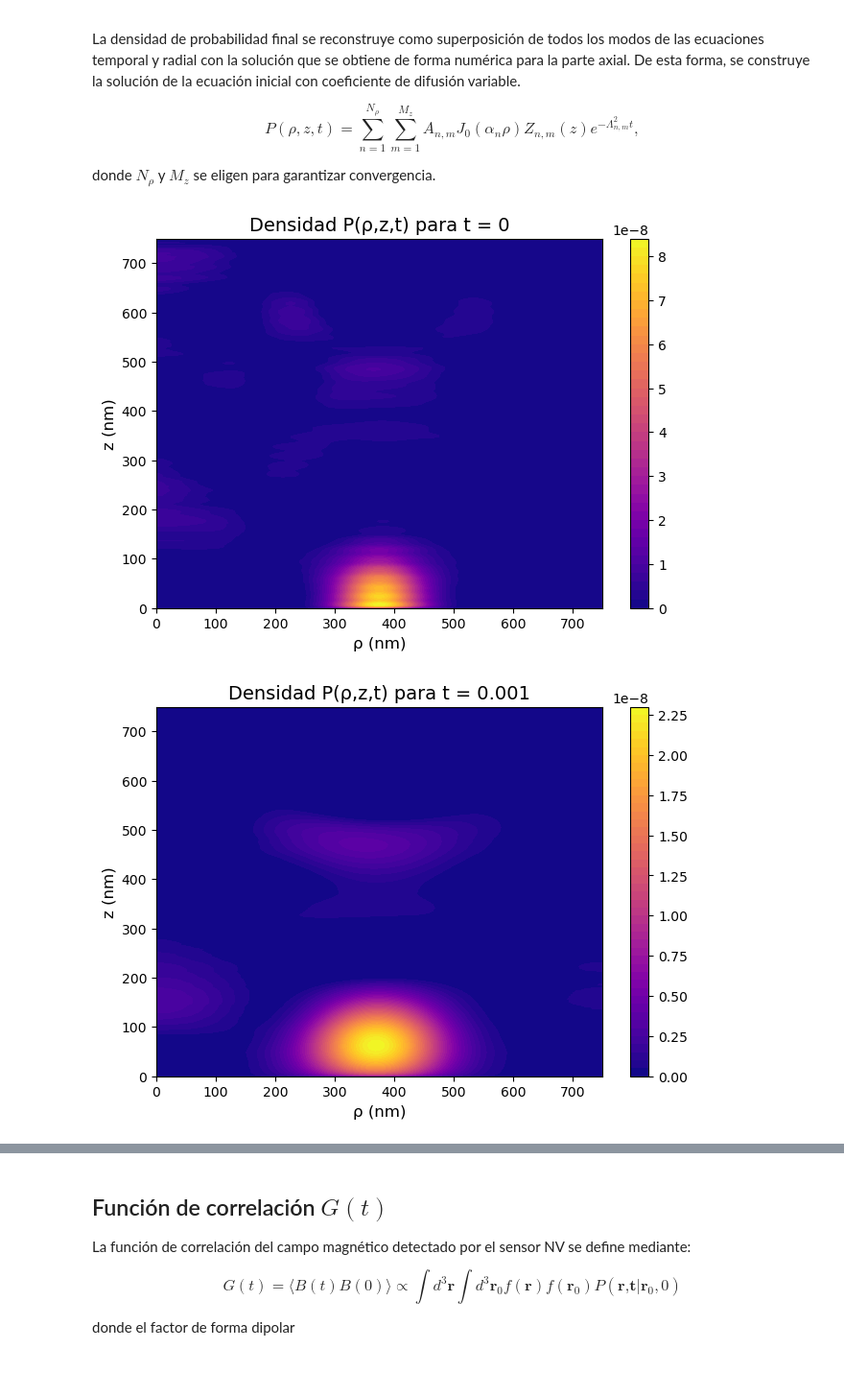
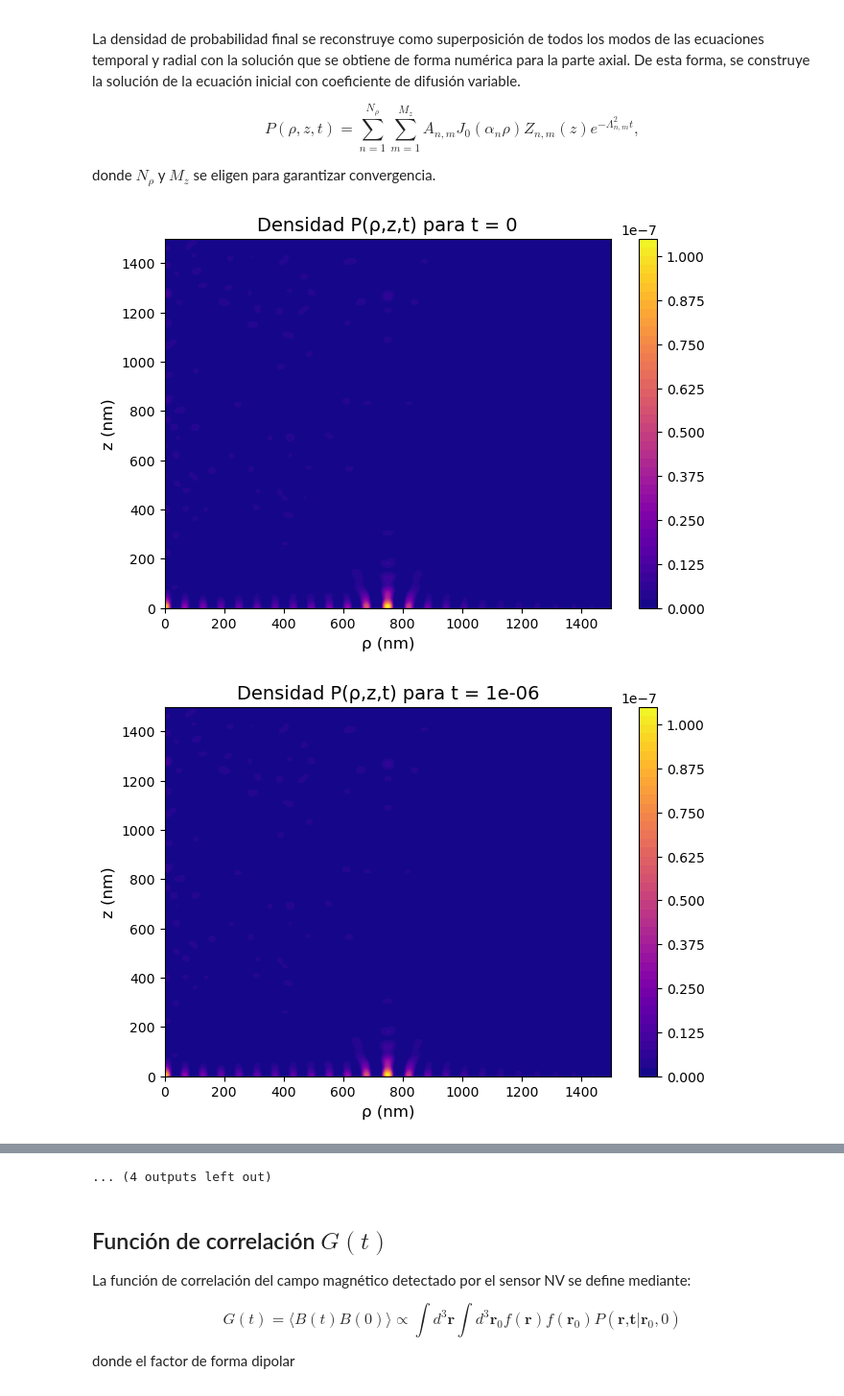
Before and after one commit to allanyst/tfm-efectos-superficie-nano-rmn, a Jupyter notebook: TFM_V5.ipynb, the cells around one changed output, grey strips where cells are left out. Shown at 96% size. Cells and saved outputs as stored; diff of their text form; code cells hidden in the pictures.

```diff
--- a/TFM_V5.ipynb
+++ b/TFM_V5.ipynb
@@ -22,16 +22,16 @@ from mpl_toolkits.mplot3d import Axes3D
 d = 15               # Profundidad del NV en nm
 D0 = 2e6             # 2e-9 * 1e18     # 2e-9 m²/s -> 2e9 nm²/s
 D_s = 2e4            # nm^2/s
-R = 50*d             # 1e-6 m -> 1500 nm
-z_c = 75             # 10 nm (altura crítica)
+R = 100*d             # 1e-6 m -> 1500 nm
 delta = 10           # 1 nm (ancho de transición)
-lambda_param = 0.1  # en nm⁻¹
-n_modes_radial = 80  # Cantidad de modos de R(ρ)
-m_max = 80           # Cantidad de modos de Z(z)
-N_r = N_z = 55000    # Número de nodos en r y z
-alpha_grid = 3.0     # Aglomeramiento de nodos cerca de z=0
+lambda_param = 0.05  # en nm⁻¹
+n_modes_radial = 50  # Cantidad de modos de R(ρ)
+m_max = 50           # Cantidad de modos de Z(z)
+N_r = N_z = 85000    # Número de nodos en r y z
+alpha_grid = 5.0     # Aglomeramiento de nodos cerca de z=0
 varkappa = 0.0       # nm/s
-L = 50*d             # nm
+L = 100*d             # nm
+z_c = lambda_param*L  # altura crítica
 # %% [markdown]
 ## Malla adaptativa en $z$
 Para el caso de la coordenada $z$, se opta por una malla que tenga una mayor concentración de nodos cerca de $z=0$ y que el espaciado entre estos aumente conforme $z>0$. Esto permite resolver los gradientes fuertes de $D(z)$ cerca de la superficie. Para hacer esto, se realiza una transformación hiperbólica para concentrar los nodos, como en la ecuación:
@@ -702,18 +616,18 @@ def compute_P_vec(t, Z_tens, R0_mat, A_nm):
     S = np.dot(R0_mat.T, B.T)  # (Nr, Nz)
     return np.maximum(S.T, 0)
 # %%
-for t_val in [0,1e-3,6e-3,1e-2,6e-2,1e-1,6e-1,1,2,3]:
+for t_val in [0,1e-6,6e-6,1e-5,6e-5,1e-4,6e-4,1e-3,6e-3,1e-2,6e-2,1e-1,6e-1,1,2,3]:
     P_val = compute_P_vec(t_val, Z_tens, R0_mat, A_nm)
 
     plt.figure(figsize=(7.5,5))
     plt.contourf(rho_vals, z_vals, P_val, 50, cmap="plasma")
     plt.xlabel("ρ (nm)", fontsize=12)
     plt.ylabel("z (nm)", fontsize=12)
     plt.title(f"Densidad P(ρ,z,t) para t = {t_val}", fontsize=14)
     plt.colorbar()
     plt.savefig(f"figuras/P_contour_{t_val}.pdf", bbox_inches="tight")
     plt.show()
     plt.close()
 # %% [output]
-[figure, old version]
+[figure, new version]
-[figure, old version]
+[figure, new version]
@@ -728,3 +644,4 @@ for t_val in [0,1e-3,6e-3,1e-2,6e-2,1e-1,6e-1,1,2,3]:
+... (4 outputs left out)
 # %% [markdown]
 ## Función de correlación $G(t)$
 
```
Also changed, not shown: parts of 16 cells of this notebook, 51 other files.
